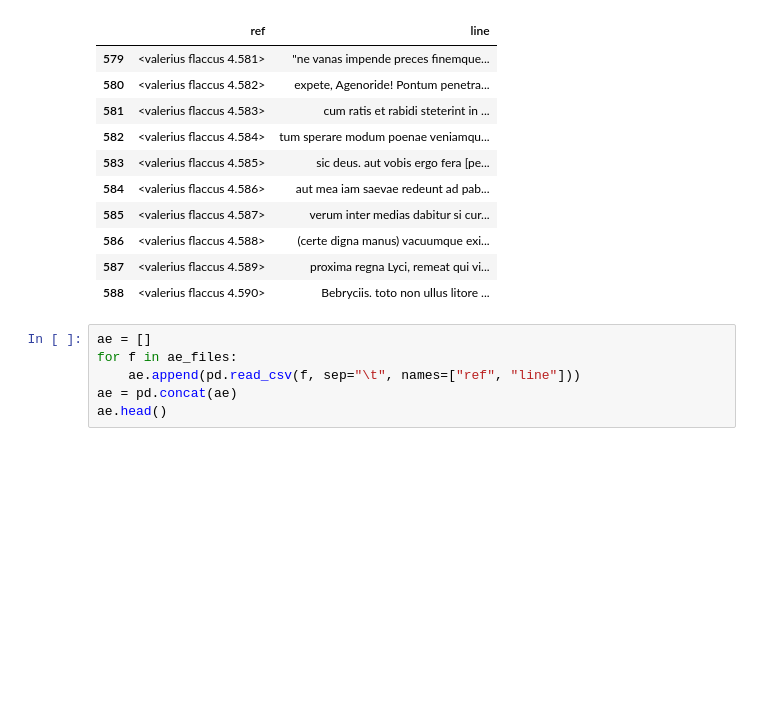
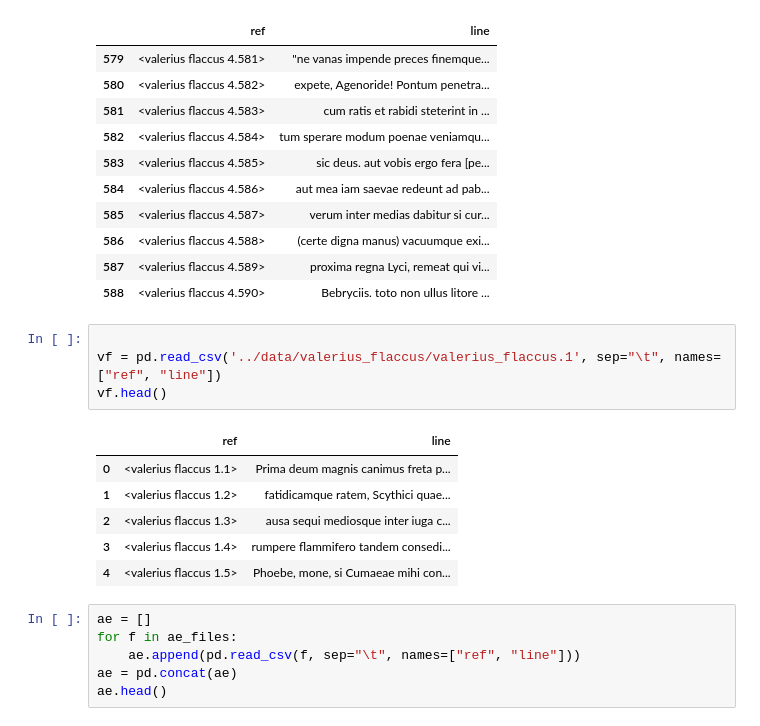
Before and after one commit to comp-int-hum/literary-translation, a Jupyter notebook: notebooks/benchmark_vf.ipynb, the cells around one changed output. Drawn from its saved outputs; the diff is of its cells as text; blank space fills up the shorter version.

```diff
--- a/notebooks/benchmark_vf.ipynb
+++ b/notebooks/benchmark_vf.ipynb
@@ -122,6 +121,17 @@ vf.iloc[579:589]
 | 586 | <valerius flaccus 4.588> | (certe digna manus) vacuumque exi... |
 | 587 | <valerius flaccus 4.589> | proxima regna Lyci, remeat qui vi... |
 | 588 | <valerius flaccus 4.590> | Bebryciis. toto non ullus litore ... |
+# %%
+
+vf = pd.read_csv('../data/valerius_flaccus/valerius_flaccus.1', sep="\t", names=["ref", "line"])
+vf.head()
+# %% [output]
+|  | ref | line |
+| 0 | <valerius flaccus 1.1> | Prima deum magnis canimus freta p... |
+| 1 | <valerius flaccus 1.2> | fatidicamque ratem, Scythici quae... |
+| 2 | <valerius flaccus 1.3> | ausa sequi mediosque inter iuga c... |
+| 3 | <valerius flaccus 1.4> | rumpere flammifero tandem consedi... |
+| 4 | <valerius flaccus 1.5> | Phoebe, mone, si Cumaeae mihi con... |
 # %%
 ae = []
 for f in ae_files:
```
Also changed, not shown: parts of 11 cells of this notebook, 18 other files.
